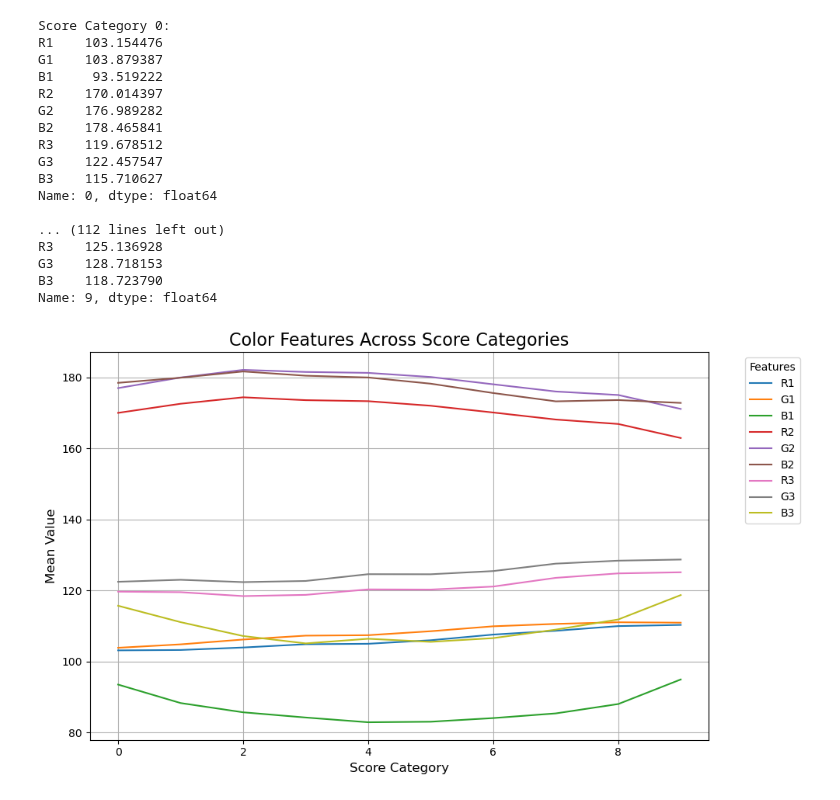
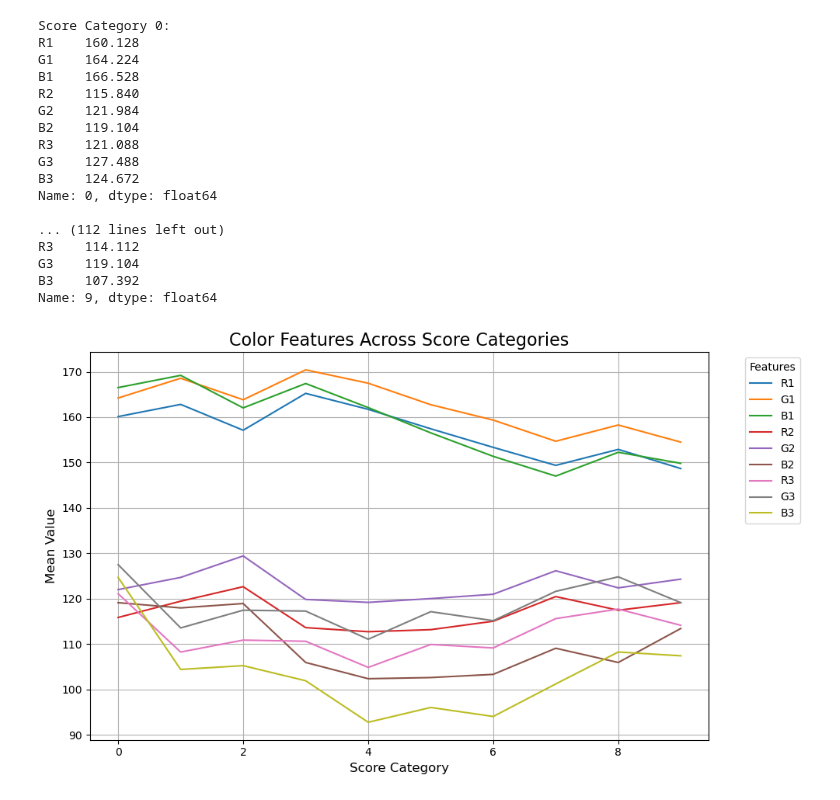
Before and after one commit to COrtsJosep/landscape-aesthetics, a Jupyter notebook: src/models/Analysis_of_Dominant_color.ipynb, the cells around one changed output. Drawn from its saved outputs; the diff is of its cells as text; code cells hidden in the pictures.

Commit message:
update of dominant color analysis

```diff
--- a/src/models/Analysis_of_Dominant_color.ipynb
+++ b/src/models/Analysis_of_Dominant_color.ipynb
@@ -7,7 +7,7 @@ import os
 df_scores = pd.read_csv('/home/ubuntu/landscape-aesthetics/data/external/scenicornot/scenicornot.metadata.csv')
 
 # Read the color feature data (color space features: H_mean, S_mean, V_mean, etc.)
-df_colors = pd.read_csv('/home/ubuntu/landscape-aesthetics/reports/dominant_colors.csv')  # Change to the path of your color feature file
+df_colors = pd.read_csv('/home/ubuntu/landscape-aesthetics/reports/dominant_colors_hist_8.csv')  # Change to the path of your color feature file
 
 # Assume the first column in df_scores is the image name and the 8th column is the score
 df_scores = df_scores[['filename', 'average']]  # Extract the columns for image names and scores
@@ -25,44 +25,44 @@ df_merged = pd.merge(df_scores, df_colors, left_on='filename_extracted', right_o
 color_features = ['R1', 'G1', 'B1', 'R2', 'G2', 'B2', 'R3', 'G3', 'B3']
 
 mean_colors_by_category = df_merged.groupby('score_category')[color_features].mean()
 
 # Output the mean values of the color features for each score category
 for category in mean_colors_by_category.index:
     print(f"Score Category {category}:")
     print(mean_colors_by_category.loc[category])
     print("\n")
 
 # Visualize the color features for each score category
 import matplotlib.pyplot as plt
 
 plt.figure(figsize=(10, 6))
 for feature in color_features:
     plt.plot(mean_colors_by_category.index, mean_colors_by_category[feature], label=feature)
 
 plt.title('Color Features Across Score Categories', fontsize=16)
 plt.xlabel('Score Category', fontsize=12)
 plt.ylabel('Mean Value', fontsize=12)
 plt.legend(title='Features', bbox_to_anchor=(1.05, 1), loc='upper left')
 plt.grid(True)
 plt.tight_layout()
 plt.show()
 # %% [output]
 Score Category 0:
-R1    103.154476
-G1    103.879387
-B1     93.519222
-R2    170.014397
-G2    176.989282
-B2    178.465841
-R3    119.678512
-G3    122.457547
-B3    115.710627
+R1    160.128
+G1    164.224
+B1    166.528
+R2    115.840
+G2    121.984
+B2    119.104
+R3    121.088
+G3    127.488
+B3    124.672
 Name: 0, dtype: float64
 
 ... (112 lines left out)
-R3    125.136928
-G3    128.718153
-B3    118.723790
+R3    114.112
+G3    119.104
+B3    107.392
 Name: 9, dtype: float64
-[figure, old version]
+[figure, new version]
 # %%
```
Also changed, not shown: parts of 3 cells of this notebook, 4 other files.
